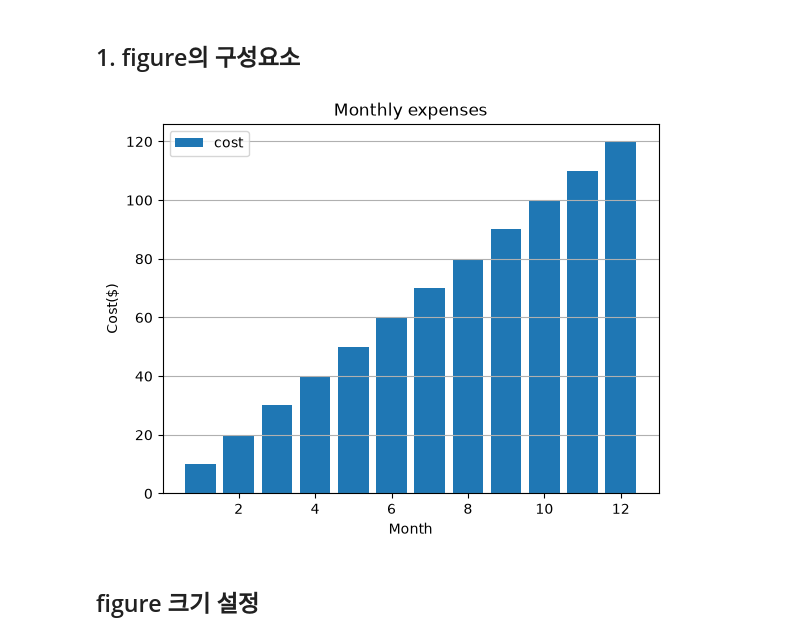
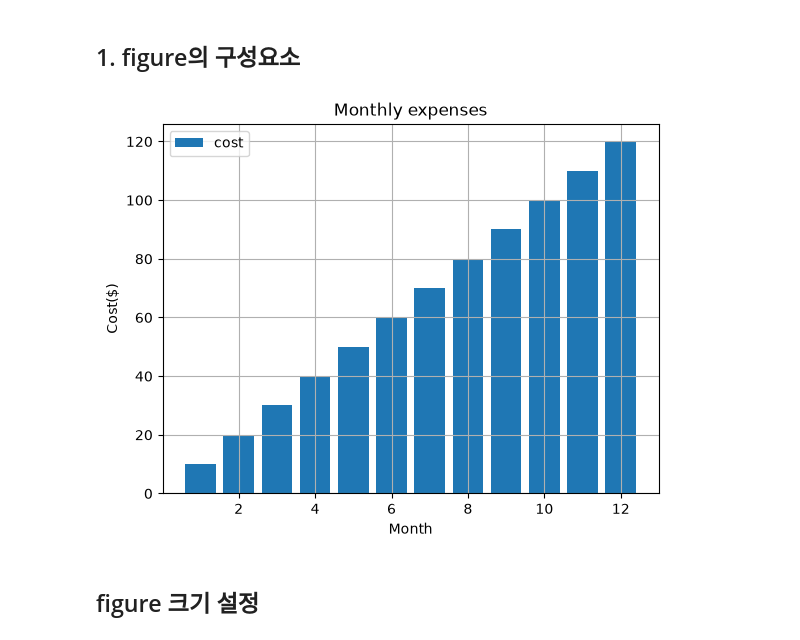
Before and after one commit to woyo73/AI_Learning, a Jupyter notebook: dataAnalysis/chap02/4_3_2_도화지 설정하기.ipynb, the cells around one changed output. Drawn from its saved outputs; the diff is of its cells as text; code cells hidden in the pictures.

```diff
--- a/dataAnalysis/chap02/4_3_2_도화지 설정하기.ipynb
+++ b/dataAnalysis/chap02/4_3_2_도화지 설정하기.ipynb
@@ -5,21 +5,22 @@
 # %%
 import matplotlib.pyplot as plt
 
 x = [1, 2, 3, 4, 5, 6, 7, 8, 9, 10, 11, 12]
 y = [10, 20, 30, 40, 50, 60, 70, 80, 90, 100, 110, 120]
 
 plt.bar(x, y)
 
 # 추가 ----------------------
 plt.title('Monthly expenses')
 plt.xlabel('Month')
 plt.ylabel('Cost($)')
 plt.legend(['cost'])
 plt.grid(True, axis='y')
+plt.grid(True, axis='x')
 #----------------------------
 plt.show()
 # %% [output]
-[figure, old version]
+[figure, new version]
 # %% [markdown]
 ## figure 크기 설정
 # %%
```
Also changed, not shown: parts of 3 cells of this notebook, 13 other files.
